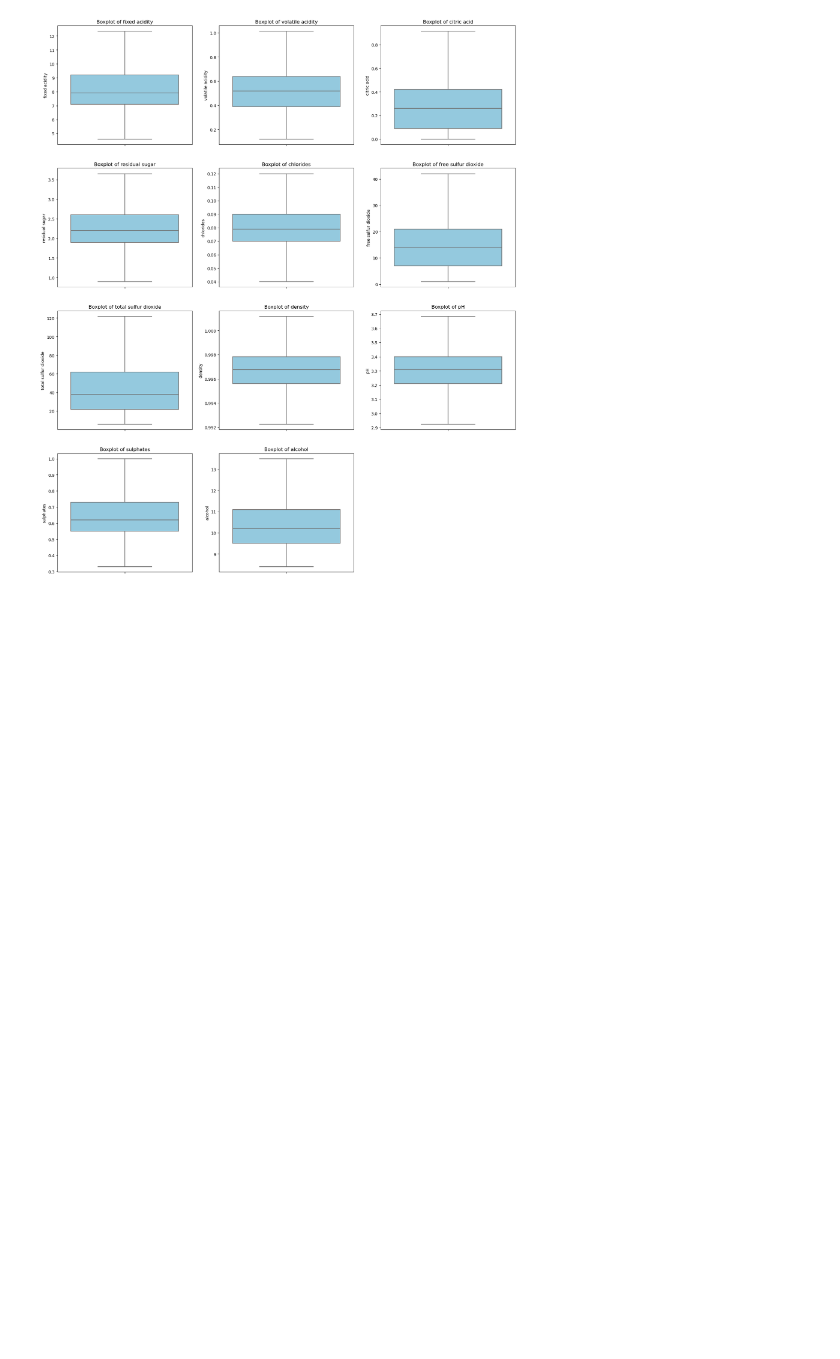
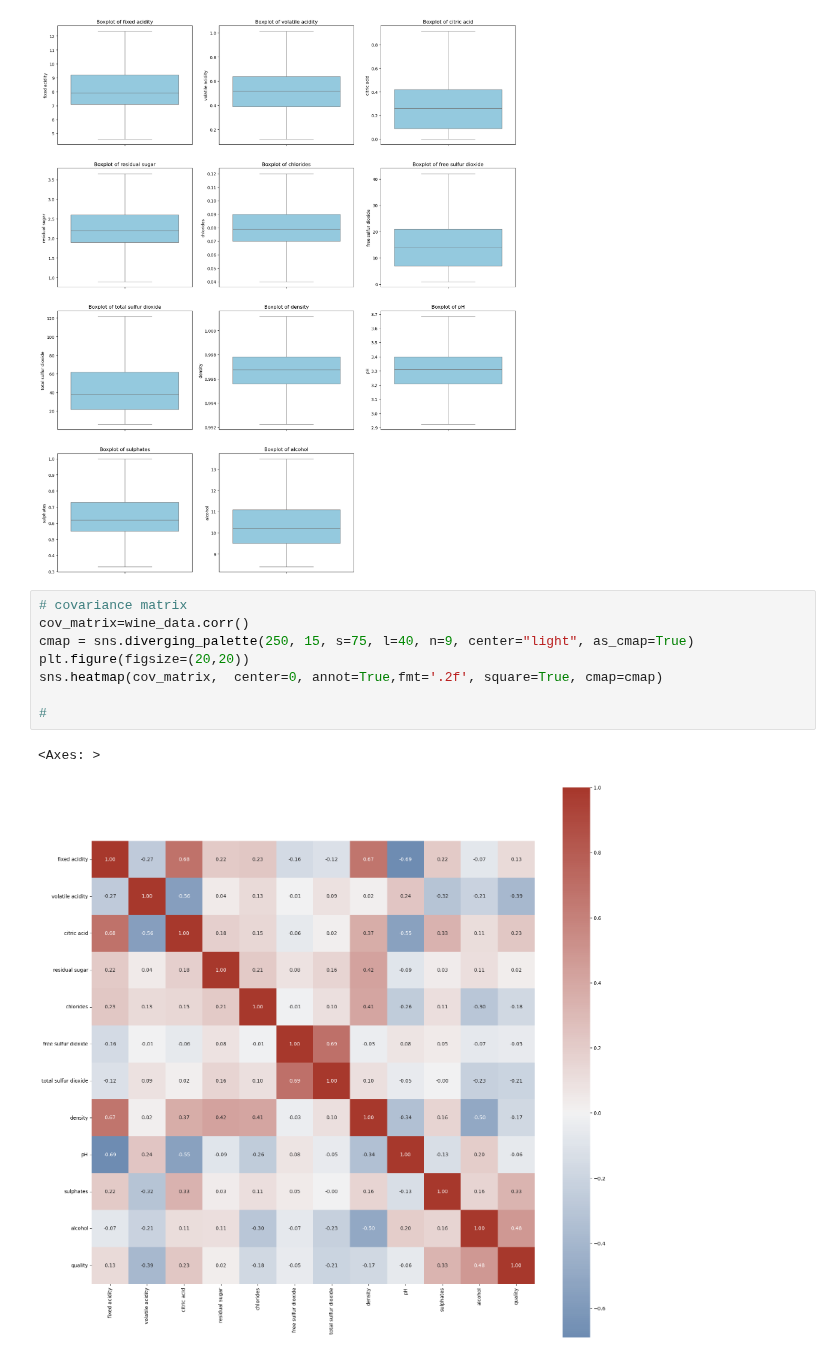
Before and after one commit to Hello-Judy/WashU, a Jupyter notebook: ESE_417/Data/Data_Cleaning.ipynb, the cells around one changed output. Saved outputs shown, nothing was run; the diff lists cells and outputs as text; blank space fills up the shorter version.

Commit message:
cov_matrix

```diff
--- a/ESE_417/Data/Data_Cleaning.ipynb
+++ b/ESE_417/Data/Data_Cleaning.ipynb
@@ -178,3 +180,14 @@ wine_data = outlier_procedure(wine_data)
 [figure]
 [figure]
 [figure]
+# %%
+# covariance matrix
+cov_matrix=wine_data.corr()
+cmap = sns.diverging_palette(250, 15, s=75, l=40, n=9, center="light", as_cmap=True)
+plt.figure(figsize=(20,20))
+sns.heatmap(cov_matrix,  center=0, annot=True,fmt='.2f', square=True, cmap=cmap)
+
+#
+# %% [output]
+<Axes: >
+[figure, added]
```
Also changed, not shown: parts of 1 cell of this notebook.
